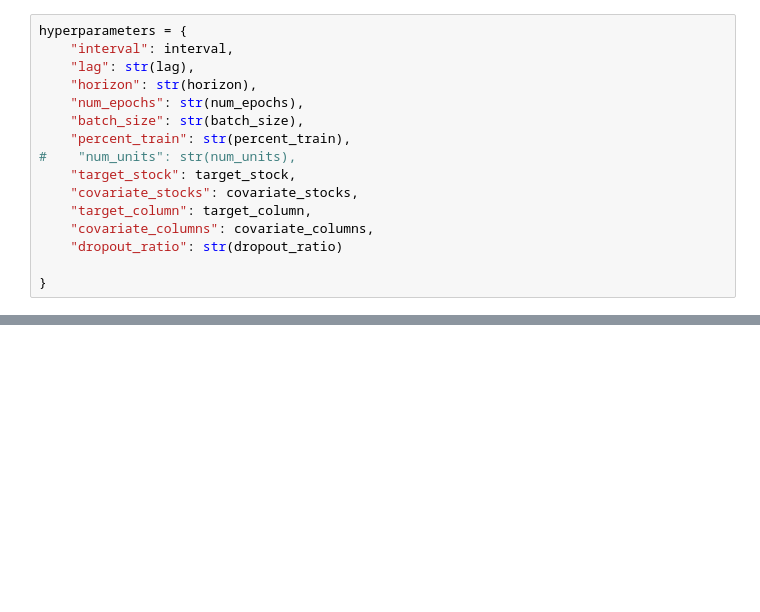
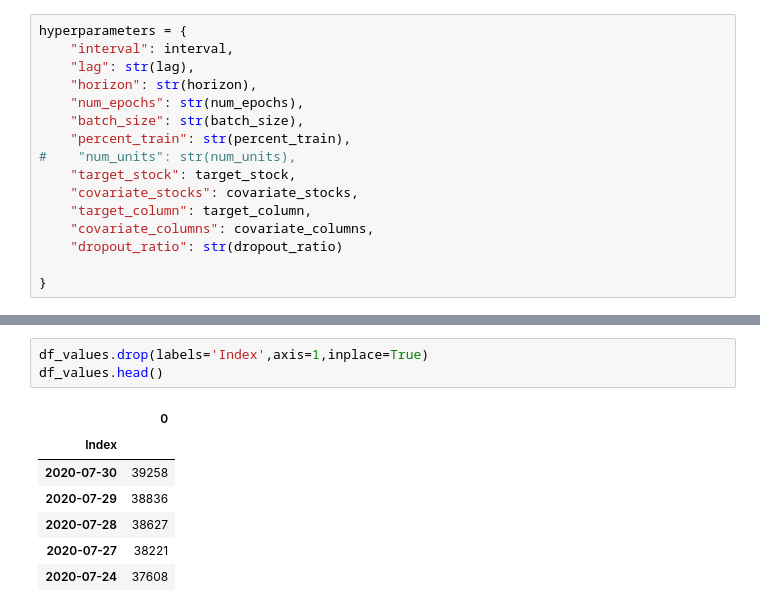
Before and after one commit to m-ali-awan/Udacity-Capstone-Project, a Jupyter notebook: Stock_Price_Prediction_Capstone.ipynb, the cells around one changed output, grey strips where cells are left out. Drawn from its saved outputs; the diff is of its cells as text; blank space fills up the shorter version.

```diff
--- a/Stock_Price_Prediction_Capstone.ipynb
+++ b/Stock_Price_Prediction_Capstone.ipynb
@@ -41,0 +180,11 @@ hyperparameters = {
+# %%
+df_values.drop(labels='Index',axis=1,inplace=True)
+df_values.head()
+# %% [output]
+|  | 0 |
+| Index |  |
+| 2020-07-30 | 39258 |
+| 2020-07-29 | 38836 |
+| 2020-07-28 | 38627 |
+| 2020-07-27 | 38221 |
+| 2020-07-24 | 37608 |
```
Also changed, not shown: parts of 20 cells of this notebook, 5 other files.
